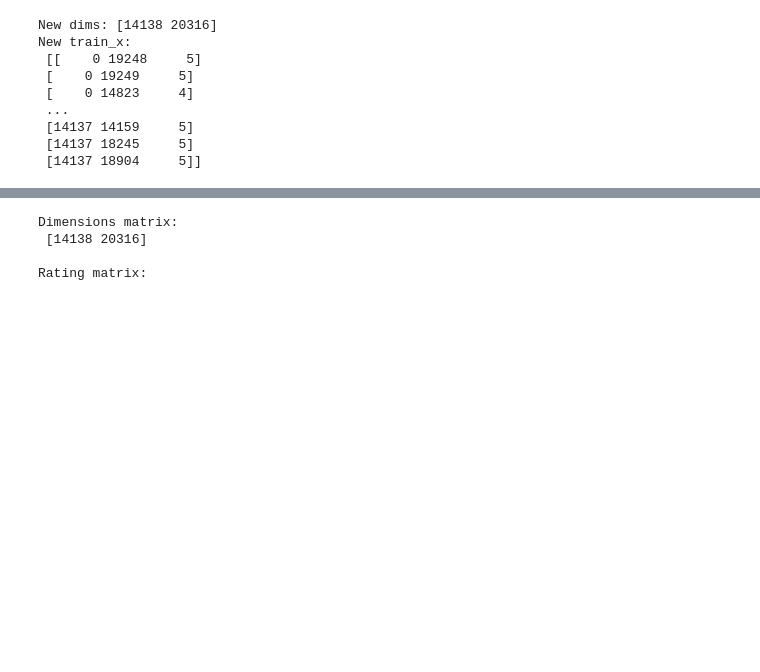
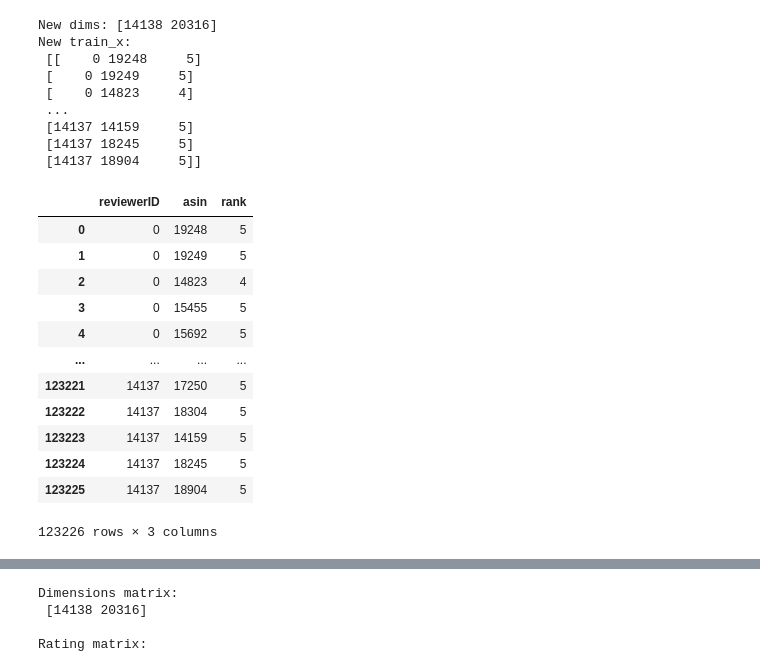
Before and after one commit to antoniosh97/Recommender-System-2023, a Jupyter notebook: Implementation/3_LabReplication/00_FM_RND_POP_NCF.ipynb, the cells around one changed output, grey strips where cells are left out. Saved outputs shown, nothing was run; the diff lists cells and outputs as text; code cells hidden in the pictures; blank space fills up the shorter version.

```diff
--- a/Implementation/3_LabReplication/00_FM_RND_POP_NCF.ipynb
+++ b/Implementation/3_LabReplication/00_FM_RND_POP_NCF.ipynb
@@ -258,3 +255,19 @@ def ng_sample(data: np.ndarray, dims: list, num_ng:int=4) -> Tuple[np.ndarray, s
                 j = np.random.randint(min_item, max_item) #if not pop else random.sample(items_to_sample, 1)[0]
             interactions.append(np.concatenate([[x[0], j], x[2:], [0]]))
     return np.vstack(interactions), rating_mat
+# %%
+pd.DataFrame(train_x, columns=[ "reviewerID","asin","rank"])
+# %% [output]
+|  | reviewerID | asin | rank |
+| 0 | 0 | 19248 | 5 |
+| 1 | 0 | 19249 | 5 |
+| 2 | 0 | 14823 | 4 |
+| 3 | 0 | 15455 | 5 |
+| 4 | 0 | 15692 | 5 |
+| ... | ... | ... | ... |
+| 123221 | 14137 | 17250 | 5 |
+| 123222 | 14137 | 18304 | 5 |
+| 123223 | 14137 | 14159 | 5 |
+| 123224 | 14137 | 18245 | 5 |
+| 123225 | 14137 | 18904 | 5 |
+123226 rows × 3 columns
```
Also changed, not shown: parts of 9 cells of this notebook, 1 other file.
